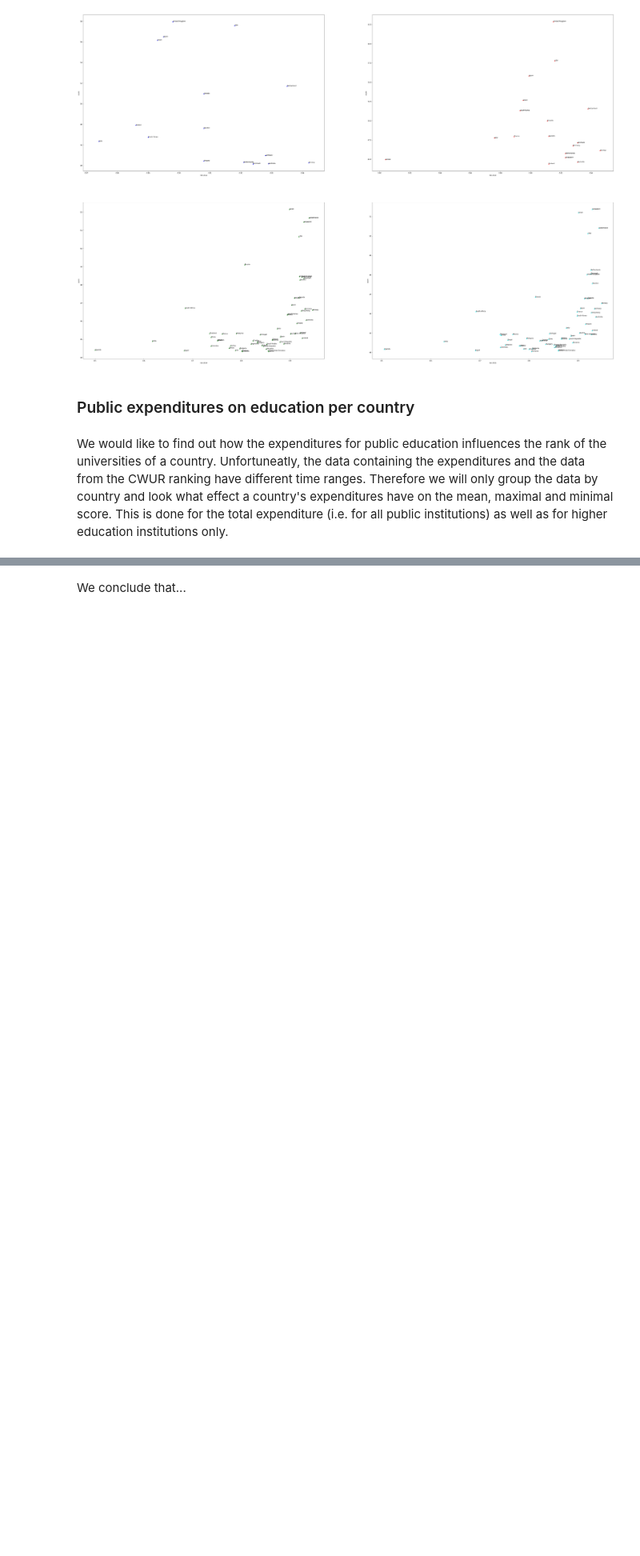
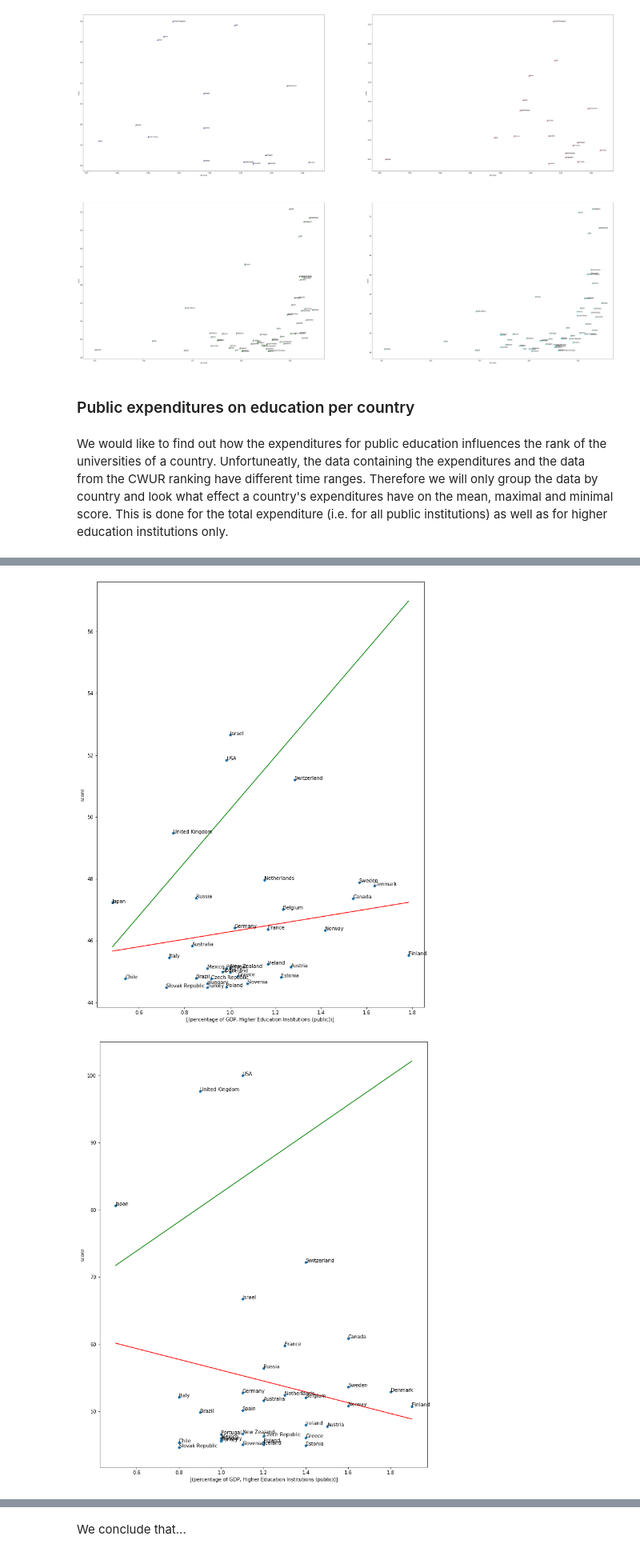
Before and after one commit to AjayvirS/uni-ranking, a Jupyter notebook: EX3_final.ipynb, the cells around one changed output, grey strips where cells are left out. Shown at 80% size. Drawn from its saved outputs; the diff is of its cells as text; code cells hidden in the pictures; blank space fills up the shorter version.

```diff
--- a/EX3_final.ipynb
+++ b/EX3_final.ipynb
@@ -654,0 +615,55 @@ plt.show()
+# %%
+cwur2 = cwur_exp.groupby("country").mean()
+fig, ax = plt.subplots()
+
+cwur2.plot([('percentage of GDP', 'Higher Education Institutions (public)')], "score", kind="scatter",
+             figsize = (12,16), ax=ax)
+x=cwur2[('percentage of GDP', 'Higher Education Institutions (public)')]
+y=cwur2["score"]
+b, m = polyfit(x,y, 1)
+plt.plot(x.sort_values(), b + m * x.sort_values(), '-', color="red")
+
+b, m = polyfit(x,y, 1, w=cwur2["number of universities"])
+plt.plot(x.sort_values(), b + m * x.sort_values(), '-', color="green")
+
+
+for k, v in cwur2.iterrows():
+    x = v[('percentage of GDP', 'Higher Education Institutions (public)')]
+    y = v["score"]
+    ax.annotate(k, (x,y))
+plt.show()
+
+fig, ax = plt.subplots()
+cwur3.plot([('percentage of GDP', 'Higher Education Institutions (public)')], "score", kind="scatter",
+             figsize = (12,16), ax=ax)
+x=cwur3[('percentage of GDP', 'Higher Education Institutions (public)')]
+y=cwur3["score"]
+b, m = polyfit(x,y, 1)
+plt.plot(x.sort_values(), b + m * x.sort_values(), '-', color="red")
+b, m = polyfit(x,y, 1, w=cwur3["number of universities"])
+plt.plot(x.sort_values(), b + m * x.sort_values(), '-', color="green")
+
+for k, v in cwur3.iterrows():
+    x = v[('percentage of GDP', 'Higher Education Institutions (public)')]
+    y = v["score"]
+    ax.annotate(k, (x,y))
+plt.show()
+
+fig, ax = plt.subplots()
+cwur4.plot([('percentage of GDP', 'Higher Education Institutions (public)')], "score", kind="scatter",
+             figsize = (12,16), ax=ax)
+x=cwur4[('percentage of GDP', 'Higher Education Institutions (public)')]
+y=cwur4["score"]
+b, m = polyfit(x,y, 1)
+plt.plot(x.sort_values(), b + m * x.sort_values(), '-', color="red")
+b, m = polyfit(x,y, 1, w=cwur4["number of universities"])
+plt.plot(x.sort_values(), b + m * x.sort_values(), '-', color="green")
+
+for k, v in cwur4.iterrows():
+    x = v[('percentage of GDP', 'Higher Education Institutions (public)')]
+    y = v["score"]
+    ax.annotate(k, (x,y))
+plt.show()
+# %% [output]
+[figure, added]
+[figure, added]
```
Also changed, not shown: parts of 23 cells of this notebook, 2 other files.
